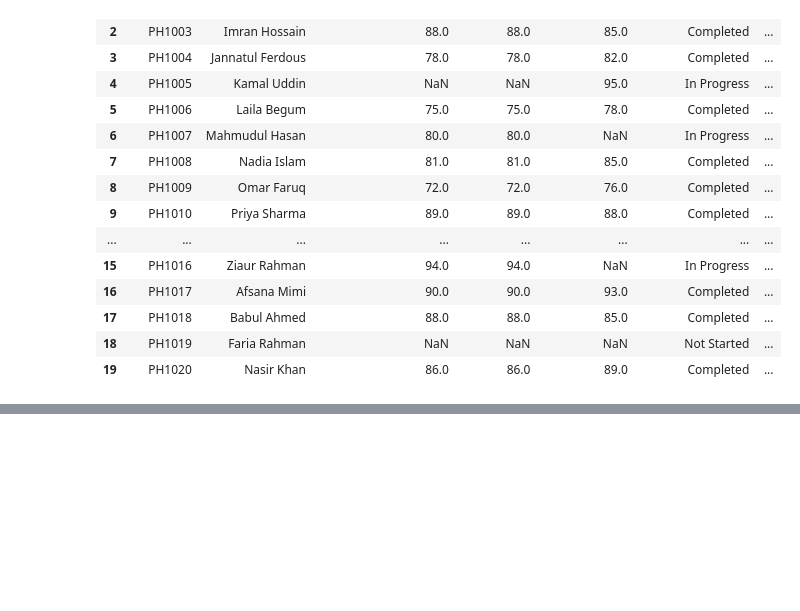
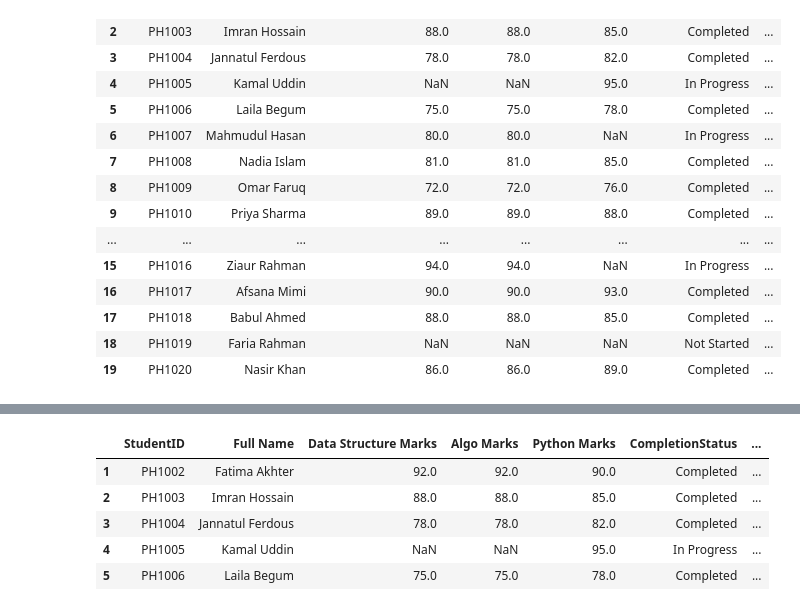
Before and after one commit to hijbullahx/AI-ML-with-phitron, a Jupyter notebook: 12/Pandas.ipynb, the cells around one changed output, grey strips where cells are left out. Cells and saved outputs as stored; diff of their text form; code cells hidden in the pictures; blank space fills up the shorter version.

```diff
--- a/12/Pandas.ipynb
+++ b/12/Pandas.ipynb
@@ -529,0 +598,13 @@ df
+# %%
+#Assin/Access value
+df.loc[1,'Python Marks'] = 90
+df.loc[1,'CompletionStatus'] = 'Completed'
+
+df.head()
+# %% [output]
+|  | StudentID | Full Name | Data Structure Marks | Algo Marks | Python Marks | CompletionStatus | ... |
+| 1 | PH1002 | Fatima Akhter | 92.0 | 92.0 | 90.0 | Completed | ... |
+| 2 | PH1003 | Imran Hossain | 88.0 | 88.0 | 85.0 | Completed | ... |
+| 3 | PH1004 | Jannatul Ferdous | 78.0 | 78.0 | 82.0 | Completed | ... |
+| 4 | PH1005 | Kamal Uddin | NaN | NaN | 95.0 | In Progress | ... |
+| 5 | PH1006 | Laila Begum | 75.0 | 75.0 | 78.0 | Completed | ... |
```
Also changed, not shown: parts of 10 cells of this notebook.
